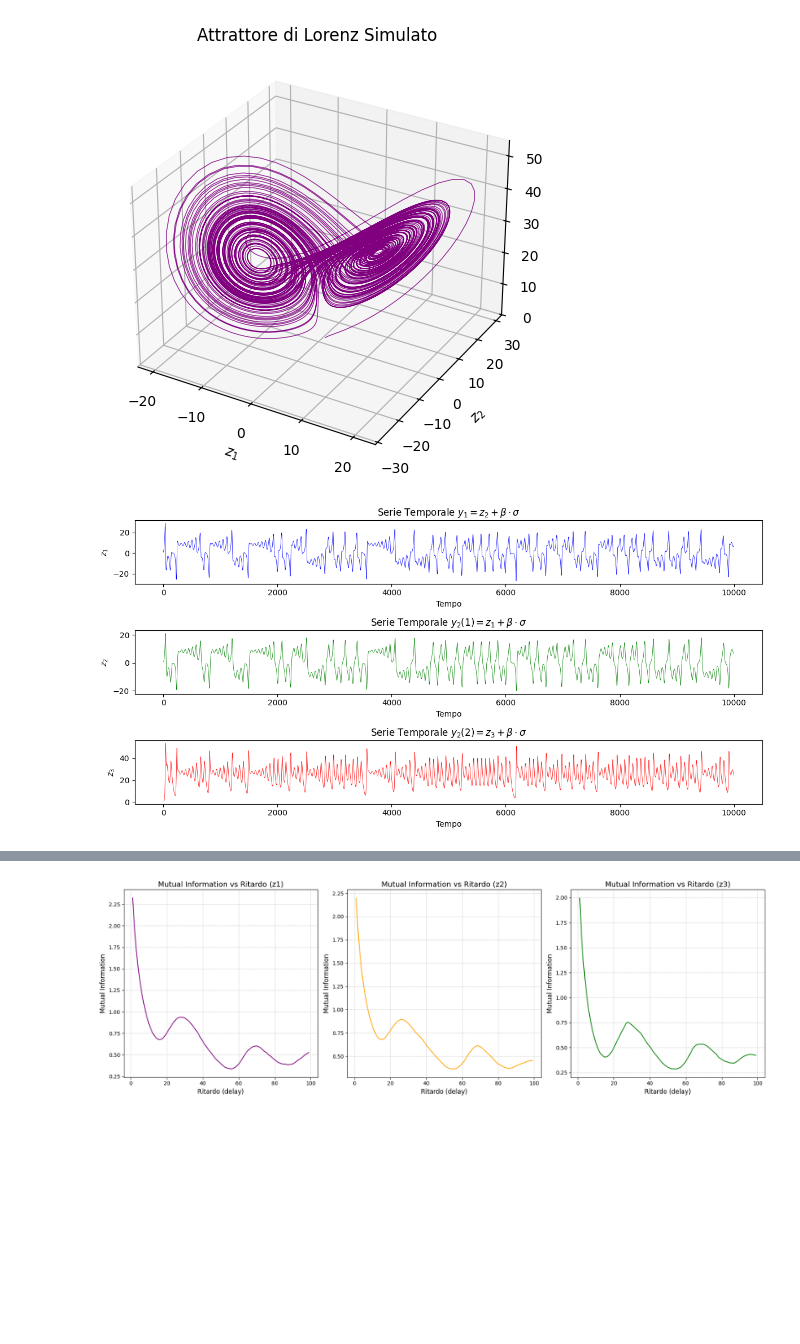
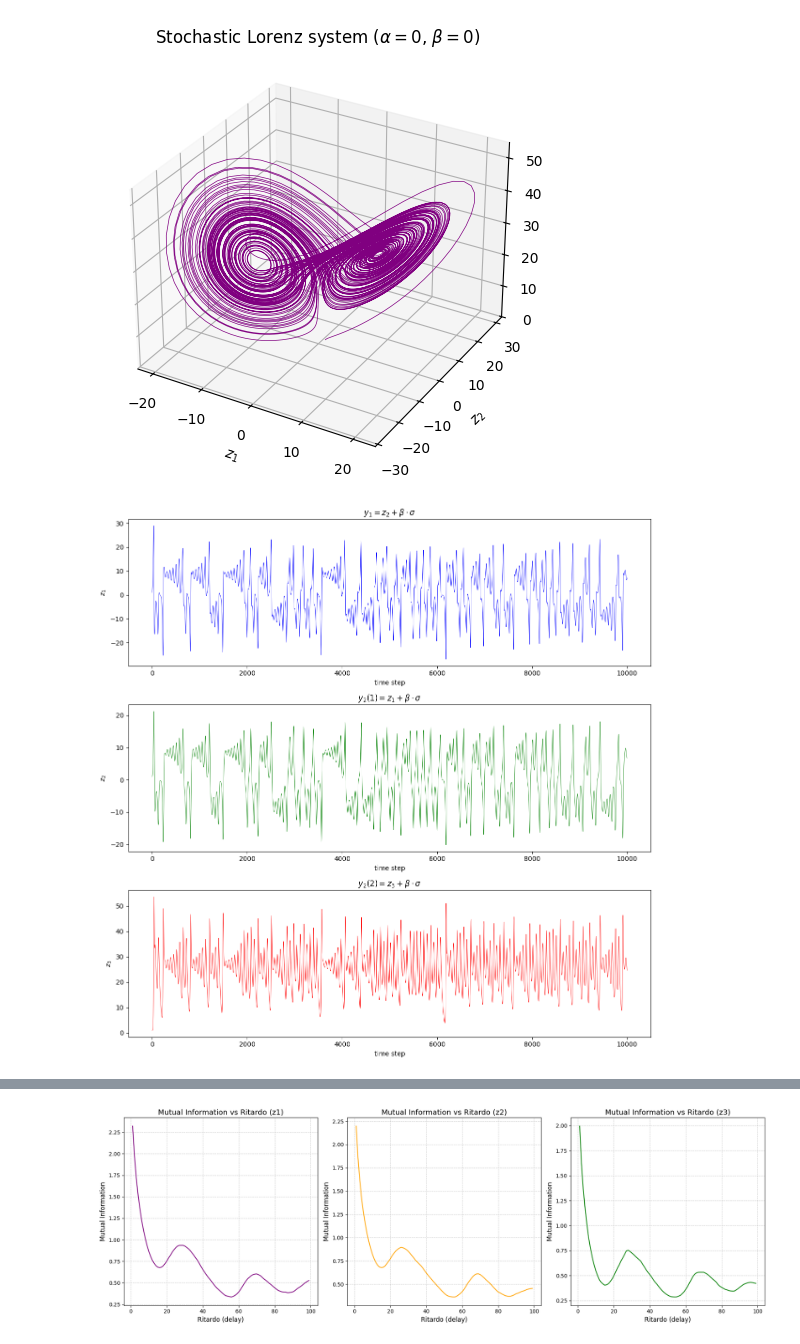
Before and after one commit to FedericoSbarbati/Lorenz-Toy, a Jupyter notebook: embedding_preprocess.ipynb, the cells around one changed output, grey strips where cells are left out. Saved outputs shown, nothing was run; the diff lists cells and outputs as text; code cells hidden in the pictures; blank space fills up the shorter version.

```diff
--- a/embedding_preprocess.ipynb
+++ b/embedding_preprocess.ipynb
@@ -25,39 +25,39 @@ fig = plt.figure(figsize=(12, 6))
 # Primo subplot
 ax = fig.add_subplot(121, projection="3d")
 ax.plot(simulation.trajectory[:, 0], simulation.trajectory[:, 1], simulation.trajectory[:, 2], color='purple', lw=0.5)
-ax.set_title("Attrattore di Lorenz Simulato")
+ax.set_title(rf"Stochastic Lorenz system ($\alpha={alpha}$, $\beta={beta}$)")
 ax.set_xlabel(f"$z_1$")
 ax.set_ylabel(f"$z_2$")
 ax.set_zlabel(f"$z_3$")
 plt.show()
 # %% [output]
-[figure, old version]
+[figure, new version]
 # %%
 # Grafico delle serie temporali
-fig = plt.figure(figsize=(12, 6))
+fig = plt.figure(figsize=(12, 12))
 # Primo subplot
 ax1 = fig.add_subplot(311)
 ax1.plot(simulation.y1, color='blue', lw=0.5)
-ax1.set_title(r"Serie Temporale $y_1 = z_2 + \beta \cdot \sigma$")
-ax1.set_xlabel("Tempo")
+ax1.set_title(r"$y_1 = z_2 + \beta \cdot \sigma$")
+ax1.set_xlabel("time step")
 ax1.set_ylabel("$z_1$")
 
 ax2 = fig.add_subplot(312)
 ax2.plot(simulation.y2[:,0], color='green', lw=0.5)
-ax2.set_title(r"Serie Temporale $y_2(1) = z_1 + \beta \cdot \sigma$")
-ax2.set_xlabel("Tempo")
+ax2.set_title(r"$y_2(1) = z_1 + \beta \cdot \sigma$")
+ax2.set_xlabel("time step")
 ax2.set_ylabel("$z_2$")
 
 ax3 = fig.add_subplot(313)
 ax3.plot(simulation.y2[:,1], color='red', lw=0.5)
-ax3.set_title(r"Serie Temporale $y_2(2) = z_3 + \beta \cdot \sigma$")
-ax3.set_xlabel("Tempo")
+ax3.set_title(r"$y_2(2) = z_3 + \beta \cdot \sigma$")
+ax3.set_xlabel("time step")
 ax3.set_ylabel("$z_3$")
 
 plt.tight_layout()
 plt.show()
 # %% [output]
-[figure, old version]
+[figure, new version]
 # %%
 # Inizializzazione della lista per salvare i risultati
 range_f = 100  # Numero massimo di ritardi da analizzare
```
Also changed, not shown: parts of 1 cell of this notebook, 21 other files.
